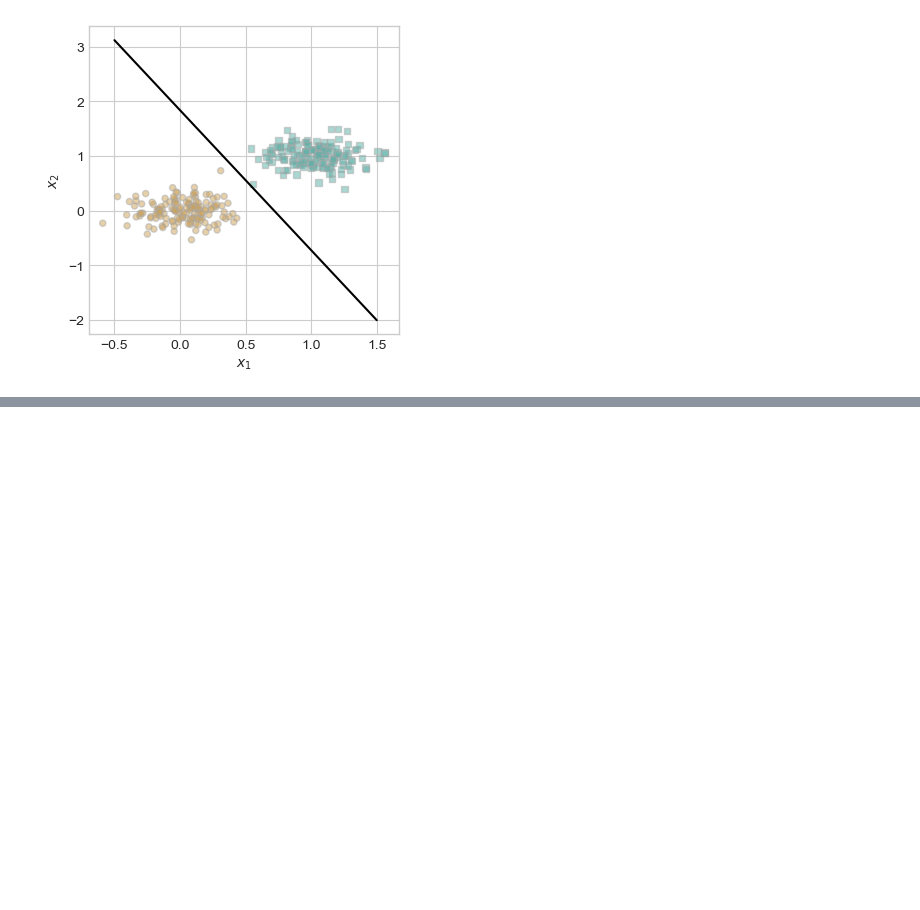
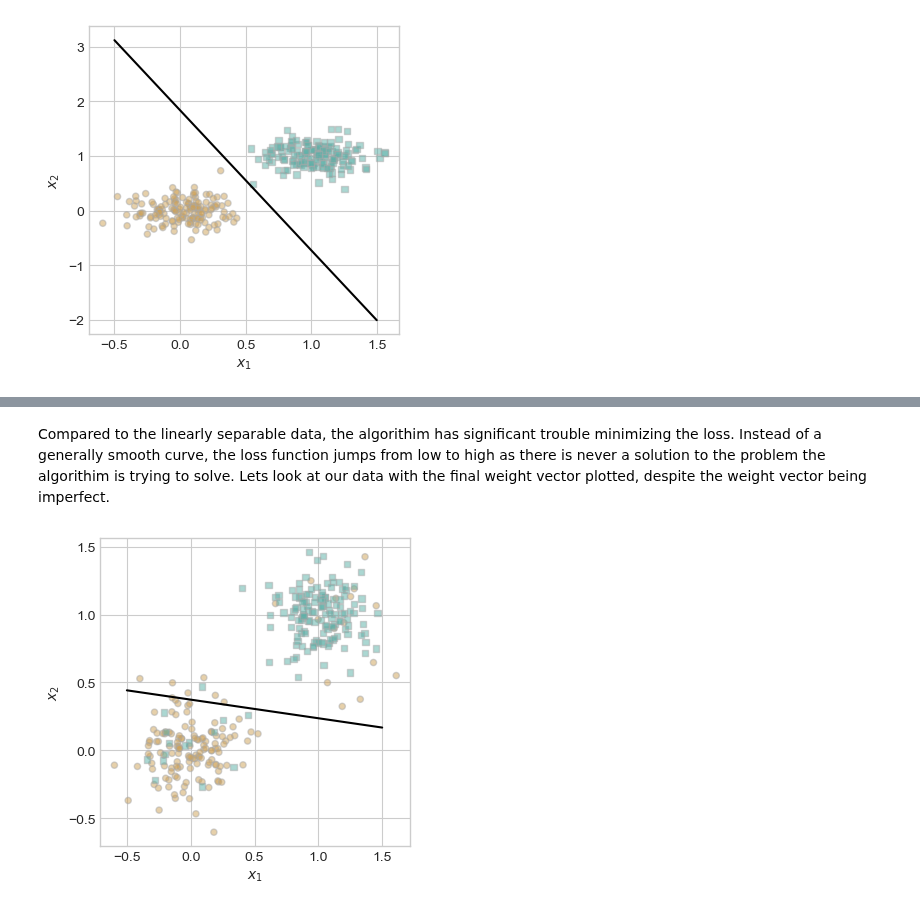
Before and after one commit to Nibsquatch/Nibsquatch.github.io, a Jupyter notebook: posts/Blog 4/index.ipynb, the cells around one changed output, grey strips where cells are left out. Drawn from its saved outputs; the diff is of its cells as text; code cells hidden in the pictures; blank space fills up the shorter version.

```diff
--- a/posts/Blog 4/index.ipynb
+++ b/posts/Blog 4/index.ipynb
@@ -111,0 +180,10 @@ draw_line(p.w, -.5, 1.5, ax, color = "black")
+# %% [markdown]
+Compared to the linearly separable data, the algorithim has significant trouble minimizing the loss. Instead of a generally smooth curve, the loss function jumps from low to high as there is never a solution to the problem the algorithim is trying to solve. Lets look at our data with the final weight vector plotted, despite the weight vector being imperfect.
+# %%
+# plot the existing data and add a line to the graph
+fig, ax = plt.subplots(1, 1, figsize = (4, 4))
+
+plot_perceptron_data(X, y, ax)
+draw_line(p.w, -.5, 1.5, ax, color = "black")
+# %% [output]
+[figure, added]
```
Also changed, not shown: parts of 10 cells of this notebook, 7 other files.
